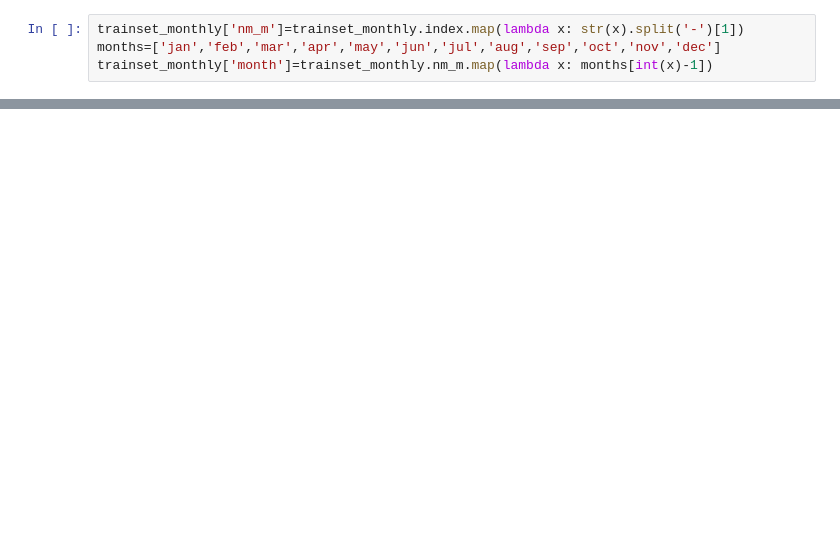
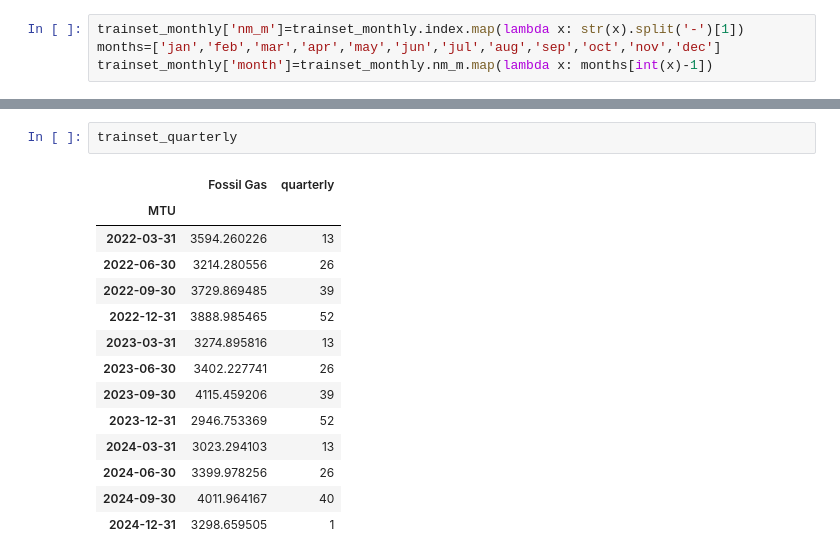
Before and after one commit to mareseugene/Notebook-Analyse-s-ries-temporelles, a Jupyter notebook: Untitled-1.ipynb, the cells around one changed output, grey strips where cells are left out. Drawn from its saved outputs; the diff is of its cells as text; blank space fills up the shorter version.

```diff
--- a/Untitled-1.ipynb
+++ b/Untitled-1.ipynb
@@ -167,0 +144,17 @@ trainset_monthly
+# %%
+trainset_quarterly
+# %% [output]
+|  | Fossil Gas | quarterly |
+| MTU |  |  |
+| 2022-03-31 | 3594.260226 | 13 |
+| 2022-06-30 | 3214.280556 | 26 |
+| 2022-09-30 | 3729.869485 | 39 |
+| 2022-12-31 | 3888.985465 | 52 |
+| 2023-03-31 | 3274.895816 | 13 |
+| 2023-06-30 | 3402.227741 | 26 |
+| 2023-09-30 | 4115.459206 | 39 |
+| 2023-12-31 | 2946.753369 | 52 |
+| 2024-03-31 | 3023.294103 | 13 |
+| 2024-06-30 | 3399.978256 | 26 |
+| 2024-09-30 | 4011.964167 | 40 |
+| 2024-12-31 | 3298.659505 | 1 |
```
Also changed, not shown: parts of 14 cells of this notebook, 2 other files.
